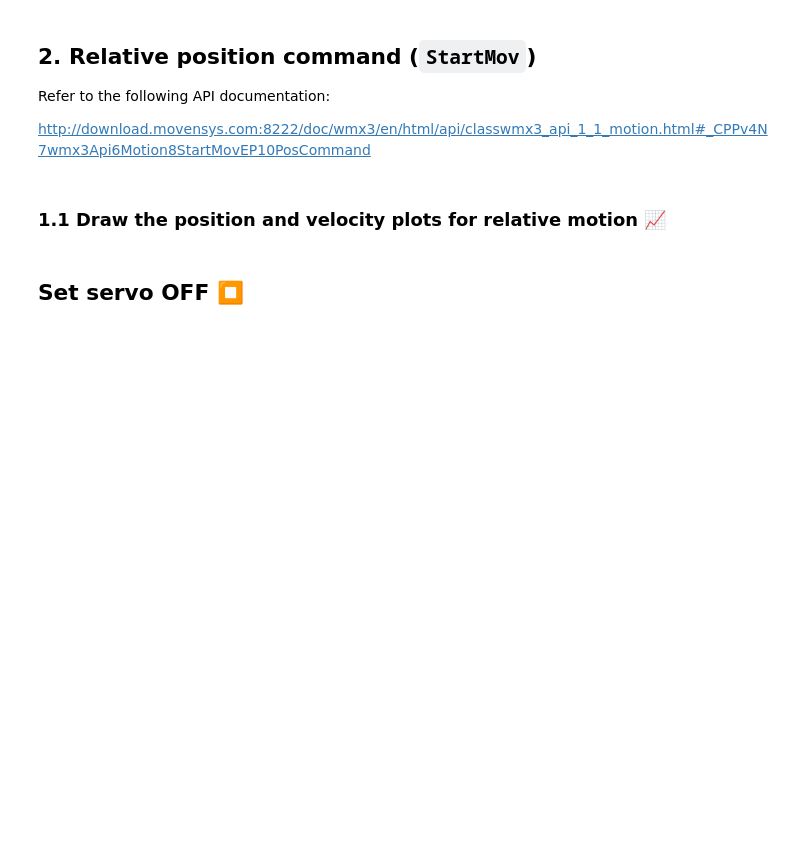
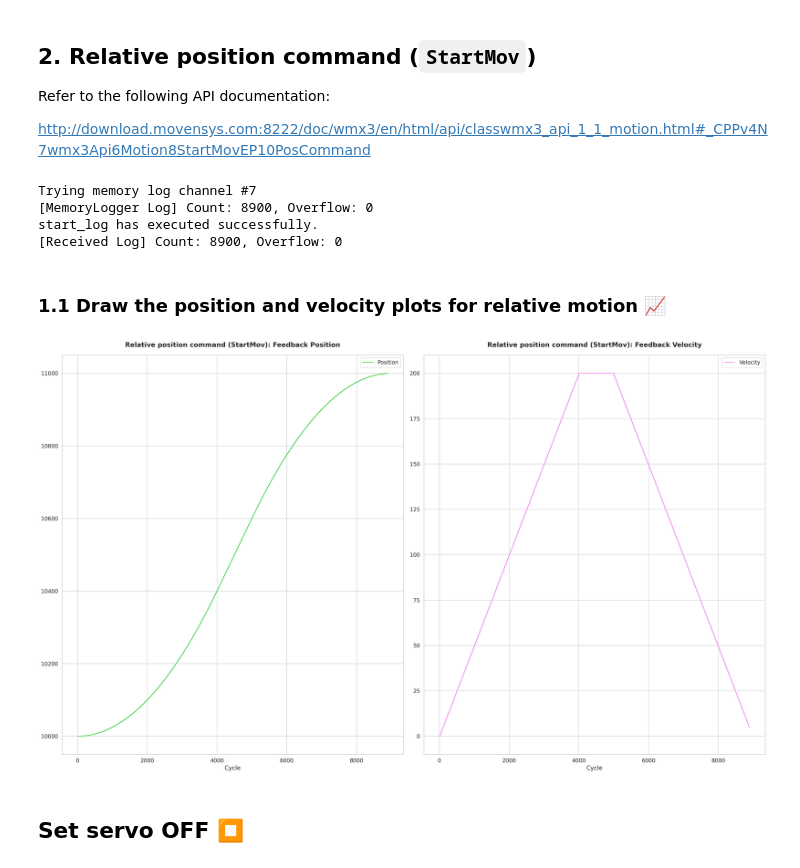
Before and after one commit to kyoungje/lmx-python-samples, a Jupyter notebook: AbsoluteRelativeMotion.ipynb, the cells around one changed output. Cells and saved outputs as stored; diff of their text form; code cells hidden in the pictures; blank space fills up the shorter version.

Commit message:
use subprocess to collect memory log

```diff
--- a/AbsoluteRelativeMotion.ipynb
+++ b/AbsoluteRelativeMotion.ipynb
@@ -118,24 +134,30 @@ pos_command.profile.velocity = 200
 pos_command.profile.acc = 50
 pos_command.profile.dec = 50
 
-log_channel = wmx3_pyutil.start_log()
-if (log_channel < 0):
-    raise RuntimeError("Failed to execute startLog")
+if not wmx3_log_manager.start_log():
+    print("Failed to execute start_log. \n")
+else:
+    err = wmx3_core_motion.motion.StartMov(pos_command)
 
-err = wmx3_core_motion.motion.StartMov(pos_command)
+    if err != ErrorCode.PyNone:
+        error_string = wmx3_core_motion.ErrorToString(err)
+        print("Failed to execute motion. Error=%d (%s)\n", err, error_string)
 
-if err != ErrorCode.PyNone:
-    error_string = wmx3_core_motion.ErrorToString(err)
-    print("Failed to execute motion. Error=%d (%s)\n", err, error_string)
+    # Wait for the motor to stop
+    err = wmx3_core_motion.motion.Wait(0)
 
-# Wait for the motor to stop
-err = wmx3_core_motion.motion.Wait(0)
-
-wmx3_pyutil.pause_log(log_channel)
+    wmx3_log_manager.stop_log()
+# %% [output]
+Trying memory log channel #7
+[MemoryLogger Log] Count: 8900, Overflow: 0
+start_log has executed successfully.
+[Received Log] Count: 8900, Overflow: 0
 # %% [markdown]
 ### 1.1 Draw the position and velocity plots for relative motion 📈
 # %%
-wmx3_pyutil.draw_plots('Relative position command (StartMov)')
+wmx3_log_manager.draw_plots('Relative position command (StartMov)')
+# %% [output]
+[figure, added]
 # %% [markdown]
 ## Set servo OFF ⏹️
 # %%
```
Also changed, not shown: parts of 8 cells of this notebook, 1 other file.
